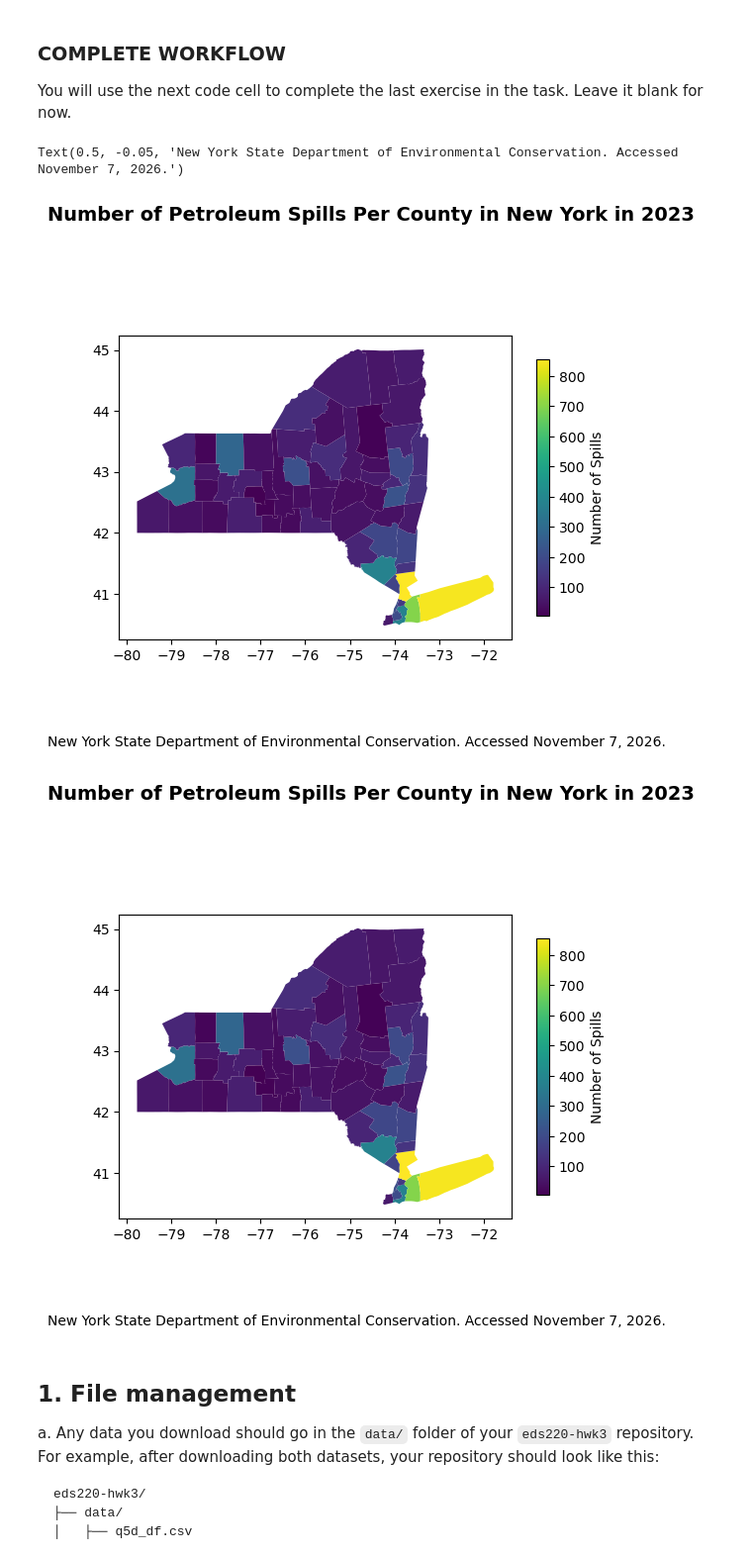
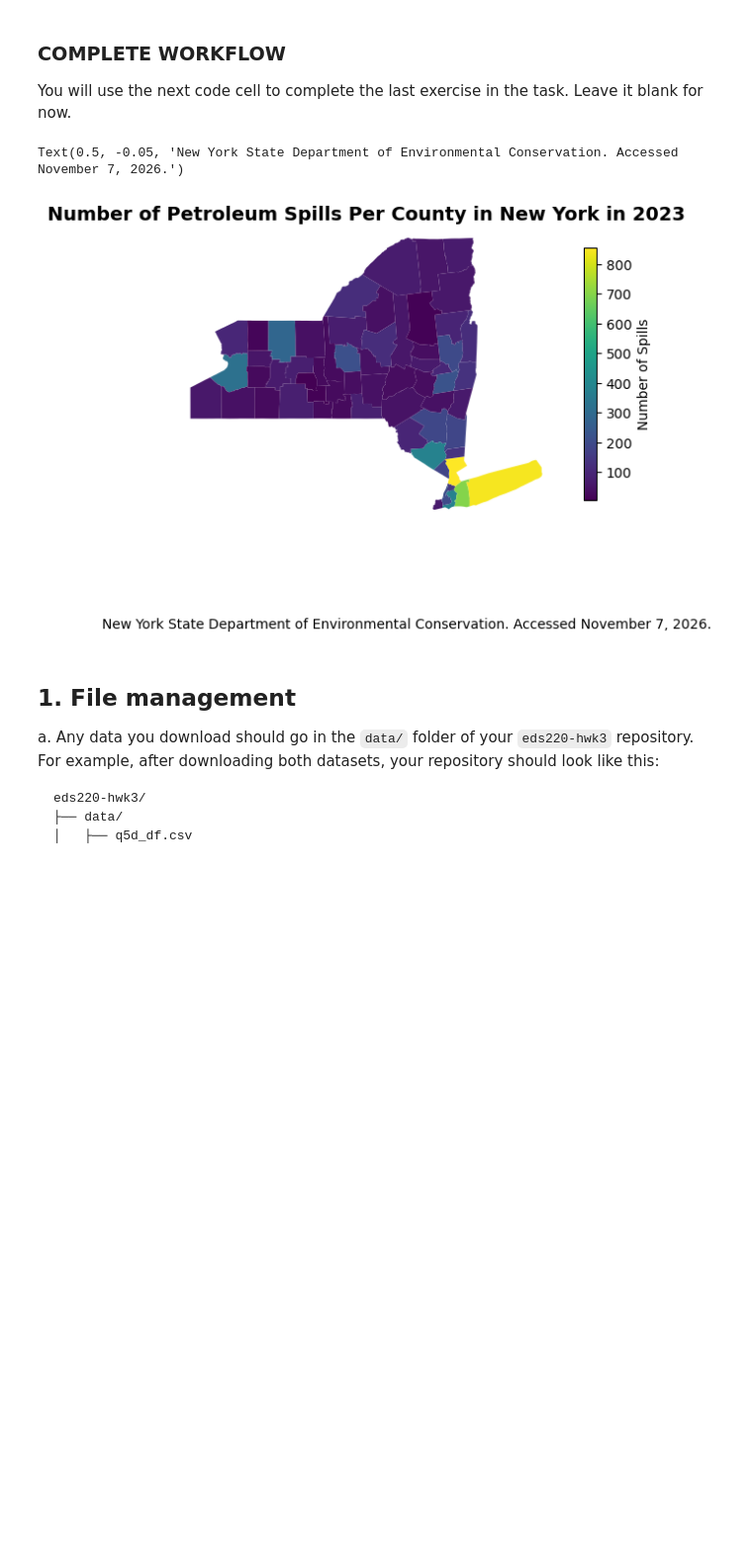
Before and after one commit to RachelMGitH/eds220-hwk3, a Jupyter notebook: hwk3-task2-spills.ipynb, the cells around one changed output. Shown at 99% size. Drawn from its saved outputs; the diff is of its cells as text; code cells hidden in the pictures; blank space fills up the shorter version.

```diff
--- a/hwk3-task2-spills.ipynb
+++ b/hwk3-task2-spills.ipynb
@@ -51,7 +51,6 @@ spills = pd.read_csv(fp)
 fp_2 = os.path.join('data', 'tl_2026_us_county', 'tl_2026_us_county.shp')
 counties = gpd.read_file(fp_2)
 
-# Data Cleaning
 # Simplify column names
 spills.columns = spills.columns.str.replace(' ', '_').str.lower()
 counties.columns = counties.columns.str.lower()
@@ -63,57 +62,57 @@ for column in ['spill_date', 'received_date', 'close_date']:
 # Remove comma separators and convert quantity dtype to float
 spills['quantity'] = (spills['quantity'].str.replace(',','', regex=False).astype(float))
 
-# Data Selection
+
 # Select petroleum spills between Jan 1 and Dec 31 2023 and verify
 petr_23 = spills[(spills['spill_date'].dt.year == 2023) & (spills['material_family'] == 'Petroleum')]
 assert petr_23['material_family'].unique() == 'Petroleum'
 
 # Select counties in New York
 ny_counties = counties[counties['statefp'] == '36']
 
-# Data Wrangling
-# Create data frame with number of spills per county and rename column
+
+# Create data frame with number of spills per county
+# Then, rename column
 spills_per_county = petr_23.groupby('county')['spill_number'].nunique().reset_index()
 spills_per_county = spills_per_county.rename(columns = {'spill_number':'n_spills'})
 
 # Update county name to St. Lawrence and verify
 spills_per_county.at[52, 'county'] = 'St. Lawrence'
 assert spills_per_county.loc[52, 'county'] == 'St. Lawrence'
 
-# Join datasets
-ny_counties = ny_counties.rename(columns = {'name': 'county'})    # Change column name to county to facilitate join
+# Change column name to county to facilitate join
+# Then, join datasets
+ny_counties = ny_counties.rename(columns = {'name': 'county'})
 ny_spills = pd.merge(ny_counties, spills_per_county, how = 'inner', on = 'county')
 
 # Add Tuscarora Indian Reservation spills to Niagara county and Onondaga Indian Reservation spill to Onondaga county
 ny_spills.loc[31,'n_spills'] = ny_spills.loc[31,'n_spills'] + 2
 ny_spills.loc[33,'n_spills'] = ny_spills.loc[33,'n_spills'] + 1
 
-#Plot data
+
 # Initialize empty figure
-fig, ax = plt.subplots(figsize=(1,1))
+fig, ax = plt.subplots()
 
 # Remove the axis
-ax.axis('off')
+ax.axis("off")
 
 # Plot spills per county in New York in 2023
-ny_spills.plot(column = 'n_spills',
-              legend = True,
-              legend_kwds={
-        "shrink": 0.7,
-        "label": "Number of Spills",
-        "pad": 0.05})
+ny_spills.plot(ax = ax,
+               column = 'n_spills',
+               legend = True,
+               legend_kwds={
+                   "shrink": 0.7,
+                   "label": "Number of Spills",
+                   "pad": 0.05})
 
 # Add title
 ax.set_title('Number of Petroleum Spills Per County in New York in 2023',
              fontsize=14, weight='bold', pad=0.5)
 # Add annotation
 plt.figtext(0.5, -0.05, 'New York State Department of Environmental Conservation. Accessed November 7, 2026.', horizontalalignment = 'center', wrap= True)
 # %% [output]
 Text(0.5, -0.05, 'New York State Department of Environmental Conservation. Accessed November 7, 2026.')
-[figure, old version]
+[figure, new version]
-[figure, removed]
-[figure, removed]
-[figure, removed]
 # %% [markdown]
 ## 1. File management
 a. Any data you download should go in the `data/` folder of your `eds220-hwk3` repository. For example, after downloading both datasets, your repository should look like this:
```
Also changed, not shown: parts of 2 cells of this notebook.
